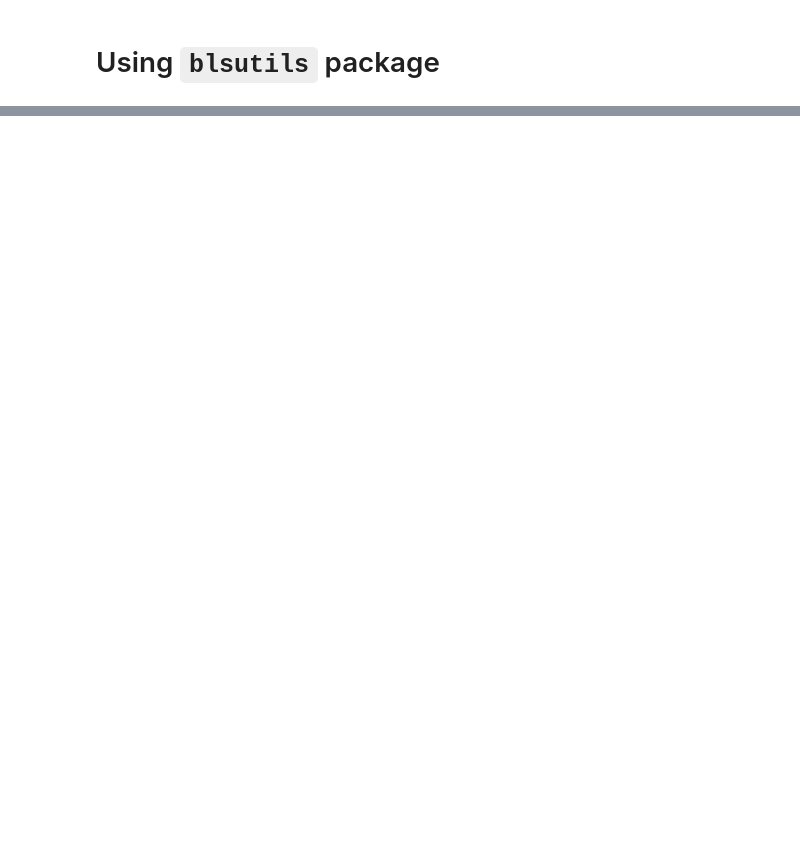
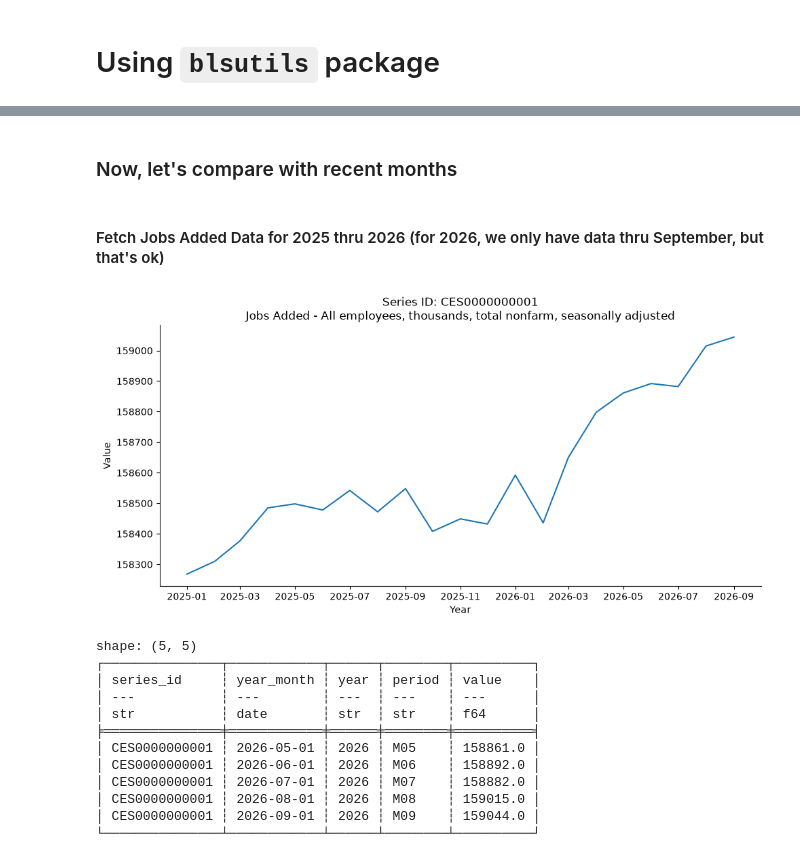
Before and after one commit to pybokeh/data-sets, a Jupyter notebook: bls/Using_blsutils.ipynb, the cells around one changed output, grey strips where cells are left out. Saved outputs shown, nothing was run; the diff lists cells and outputs as text; code cells hidden in the pictures; blank space fills up the shorter version.

```diff
--- a/bls/Using_blsutils.ipynb
+++ b/bls/Using_blsutils.ipynb
@@ -88,0 +124,23 @@ plot_bls_series_id(
+# %% [markdown]
+### Now, let's compare with recent months
+# %% [markdown]
+#### Fetch Jobs Added Data for 2025 thru 2026 (for 2026, we only have data thru September, but that's ok)
+# %%
+with BLSClient() as client:
+    df2 = client.fetch_df("CES0000000001", 2025, 2026)
+    client.plot_bls_series(df2, "Jobs Added - All employees, thousands, total nonfarm, seasonally adjusted")
+    print(df2.tail())
+# %% [output]
+[figure, added]
+shape: (5, 5)
+┌───────────────┬────────────┬──────┬────────┬──────────┐
+│ series_id     ┆ year_month ┆ year ┆ period ┆ value    │
+│ ---           ┆ ---        ┆ ---  ┆ ---    ┆ ---      │
+│ str           ┆ date       ┆ str  ┆ str    ┆ f64      │
+╞═══════════════╪════════════╪══════╪════════╪══════════╡
+│ CES0000000001 ┆ 2026-05-01 ┆ 2026 ┆ M05    ┆ 158861.0 │
+│ CES0000000001 ┆ 2026-06-01 ┆ 2026 ┆ M06    ┆ 158892.0 │
+│ CES0000000001 ┆ 2026-07-01 ┆ 2026 ┆ M07    ┆ 158882.0 │
+│ CES0000000001 ┆ 2026-08-01 ┆ 2026 ┆ M08    ┆ 159015.0 │
+│ CES0000000001 ┆ 2026-09-01 ┆ 2026 ┆ M09    ┆ 159044.0 │
+└───────────────┴────────────┴──────┴────────┴──────────┘
```
Also changed, not shown: parts of 46 cells of this notebook, 4 other files.
